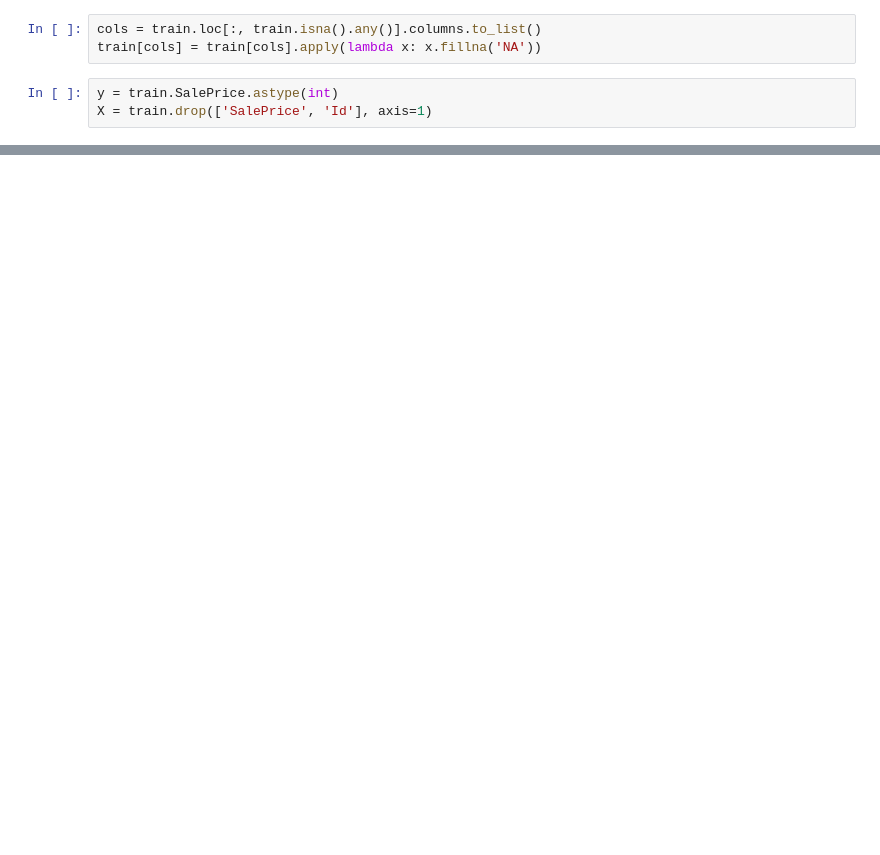
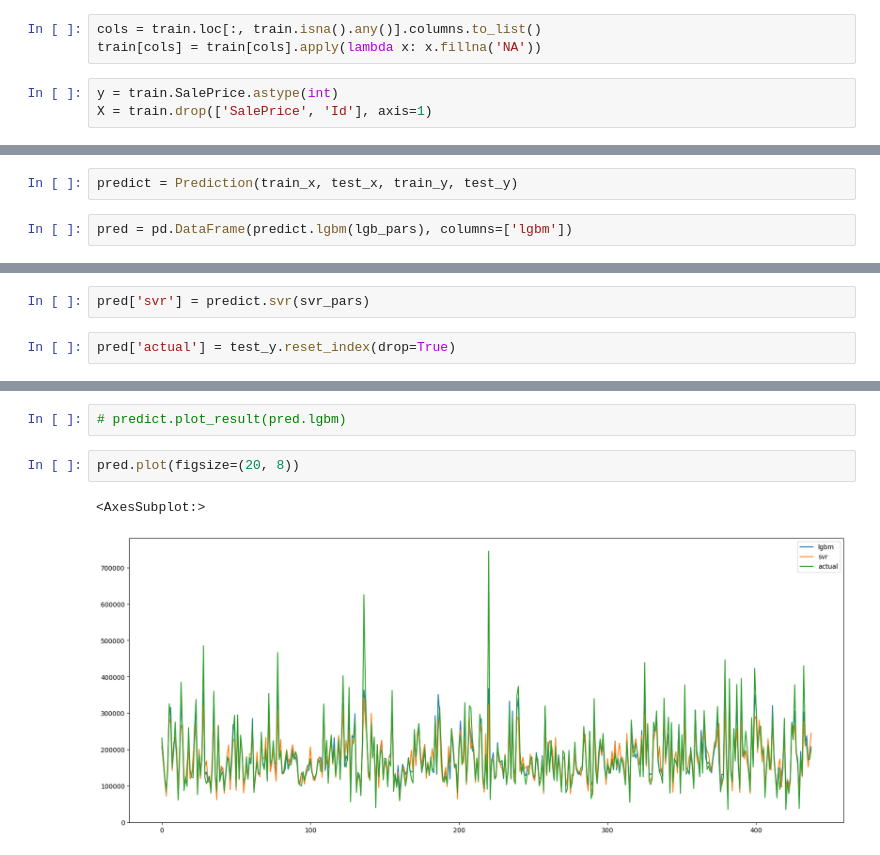
Before and after one commit to yanuarkholik/airbnb-data-cleaning-and-forecasting, a Jupyter notebook: notebooks/airbnb_forecast.ipynb, the cells around one changed output, grey strips where cells are left out. Saved outputs shown, nothing was run; the diff lists cells and outputs as text; blank space fills up the shorter version.

```diff
--- a/notebooks/airbnb_forecast.ipynb
+++ b/notebooks/airbnb_forecast.ipynb
@@ -110,0 +193,4 @@ NameError: name 'MSSubClass' is not defined
+# %%
+predict = Prediction(train_x, test_x, train_y, test_y)
+# %%
+pred = pd.DataFrame(predict.lgbm(lgb_pars), columns=['lgbm'])
@@ -110,0 +200,4 @@ NameError: name 'MSSubClass' is not defined
+# %%
+pred['svr'] = predict.svr(svr_pars)
+# %%
+pred['actual'] = test_y.reset_index(drop=True)
@@ -110,0 +228,7 @@ NameError: name 'MSSubClass' is not defined
+# %%
+# predict.plot_result(pred.lgbm)
+# %%
+pred.plot(figsize=(20, 8))
+# %% [output]
+<AxesSubplot:>
+[figure, added]
```
Also changed, not shown: parts of 28 cells of this notebook, 1 other file.
